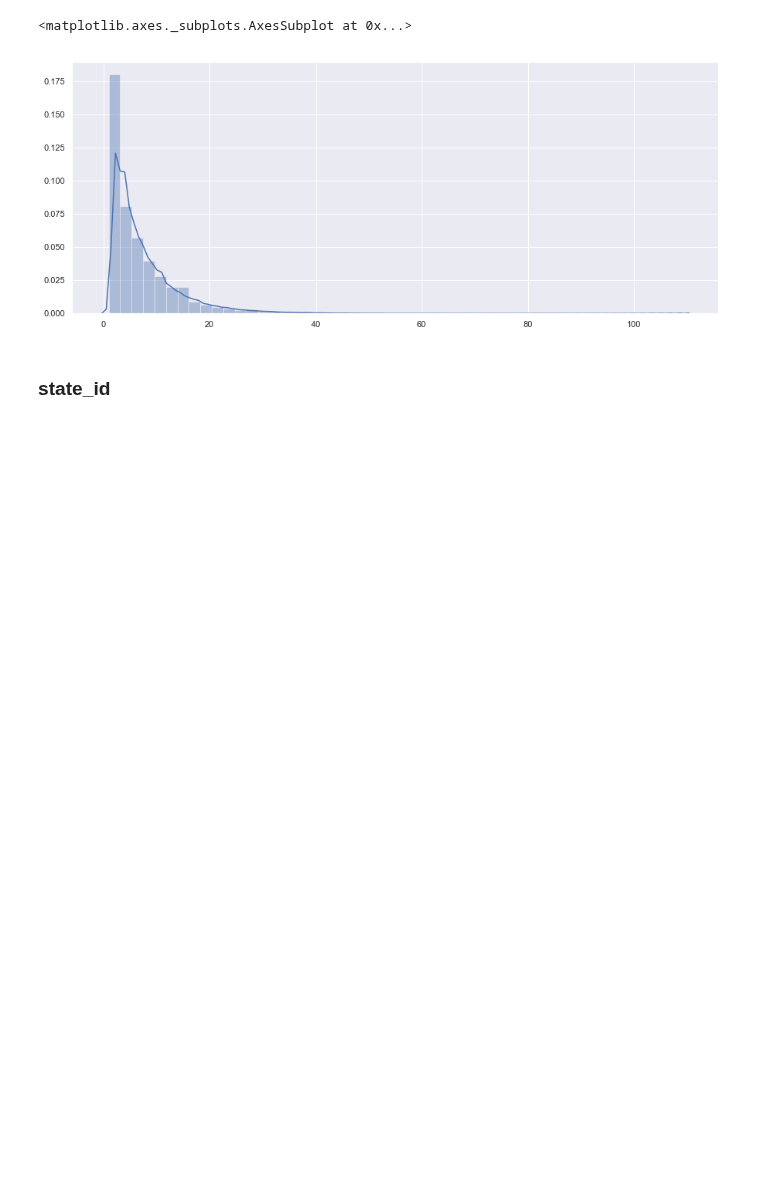
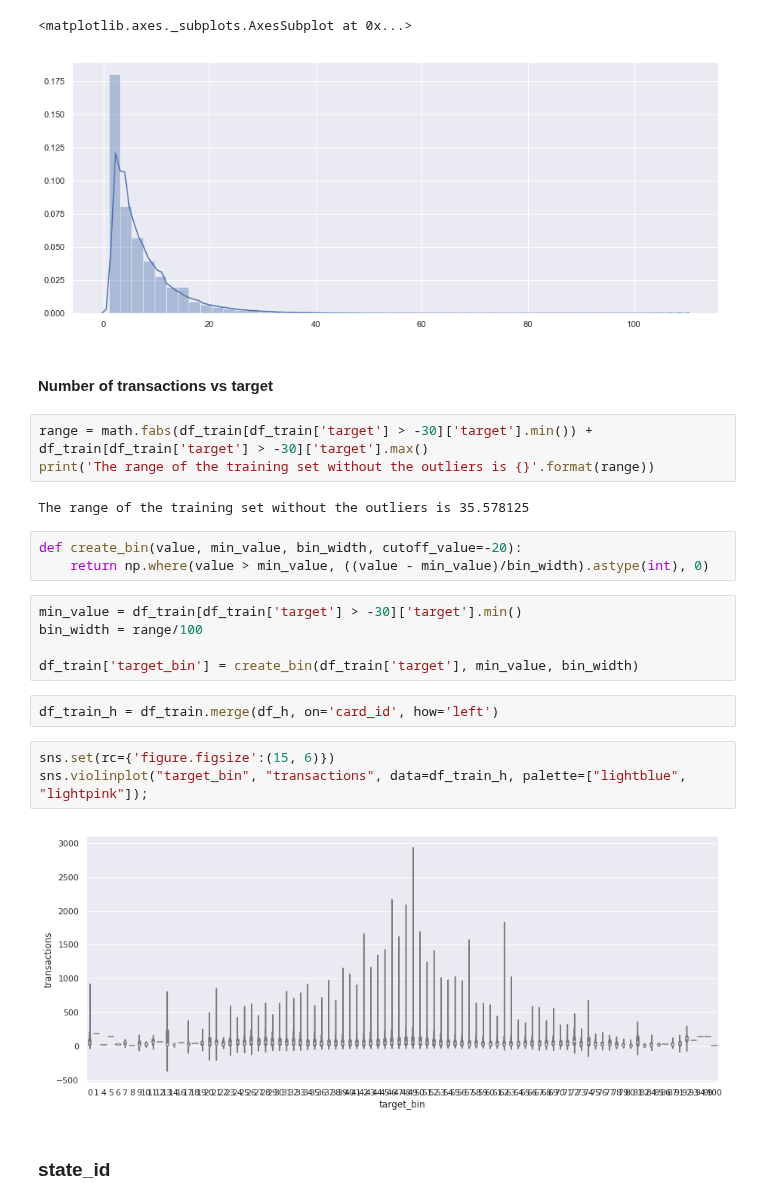
Before and after one commit to Zol-S/kaggle, a Jupyter notebook: Elo Merchant Category Recommendation/1.1_Descriptives.ipynb, the cells around one changed output. Saved outputs shown, nothing was run; the diff lists cells and outputs as text; blank space fills up the shorter version.

```diff
--- a/Elo Merchant Category Recommendation/1.1_Descriptives.ipynb
+++ b/Elo Merchant Category Recommendation/1.1_Descriptives.ipynb
@@ -409,6 +409,28 @@ sns.distplot(df_n.transactions.values)
 # %% [output]
 <matplotlib.axes._subplots.AxesSubplot at 0x...>
 [figure]
+# %% [markdown]
+#### Number of transactions vs target
+# %%
+range = math.fabs(df_train[df_train['target'] > -30]['target'].min()) + df_train[df_train['target'] > -30]['target'].max()
+print('The range of the training set without the outliers is {}'.format(range))
+# %% [output]
+The range of the training set without the outliers is 35.578125
+# %%
+def create_bin(value, min_value, bin_width, cutoff_value=-20):
+    return np.where(value > min_value, ((value - min_value)/bin_width).astype(int), 0)
+# %%
+min_value = df_train[df_train['target'] > -30]['target'].min()
+bin_width = range/100
+
+df_train['target_bin'] = create_bin(df_train['target'], min_value, bin_width)
+# %%
+df_train_h = df_train.merge(df_h, on='card_id', how='left')
+# %%
+sns.set(rc={'figure.figsize':(15, 6)})
+sns.violinplot("target_bin", "transactions", data=df_train_h, palette=["lightblue", "lightpink"]);
+# %% [output]
+[figure, added]
 # %% [markdown]
 ### state_id
 # %%
```
Also changed, not shown: 3 other files.
